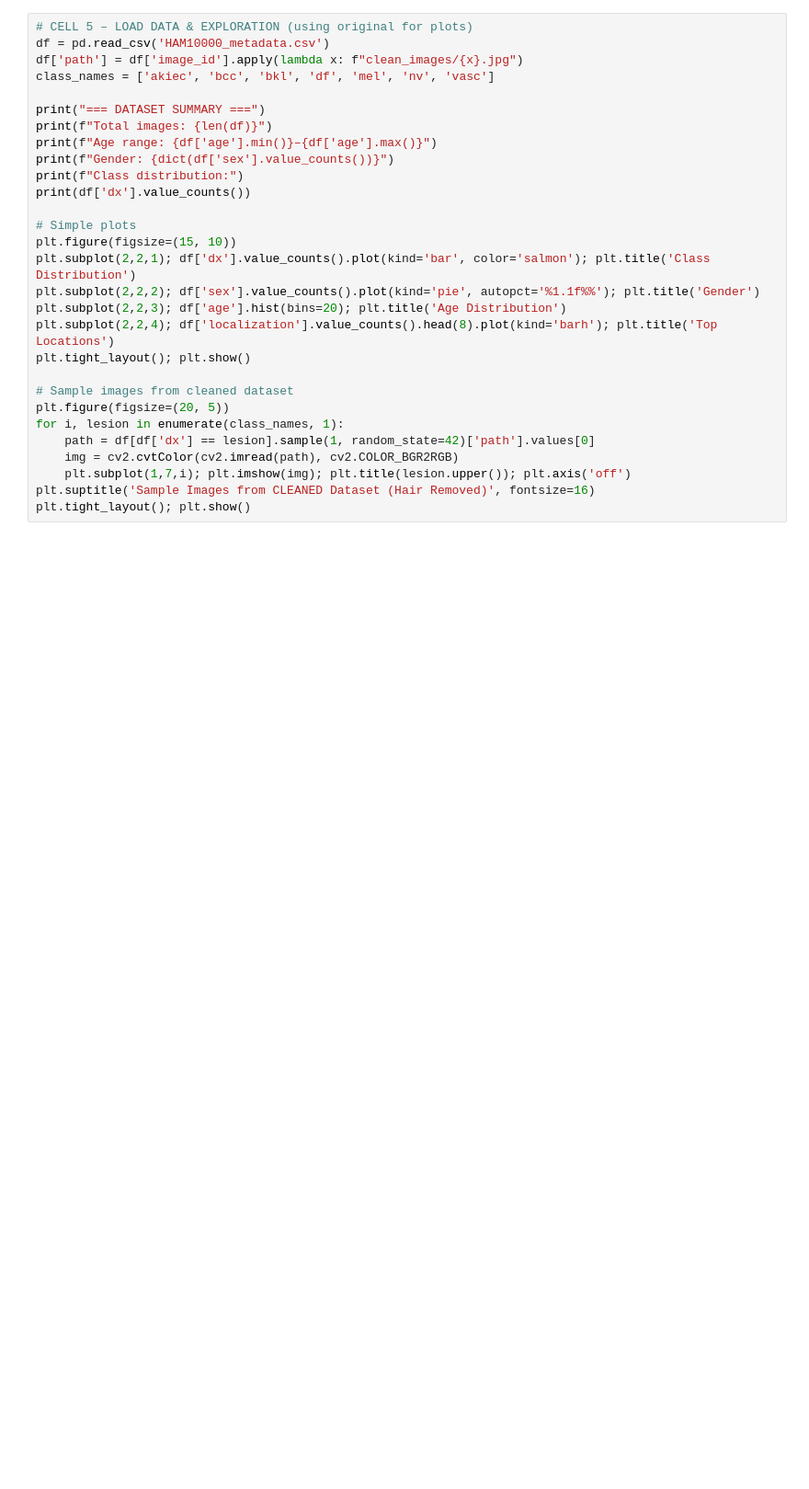
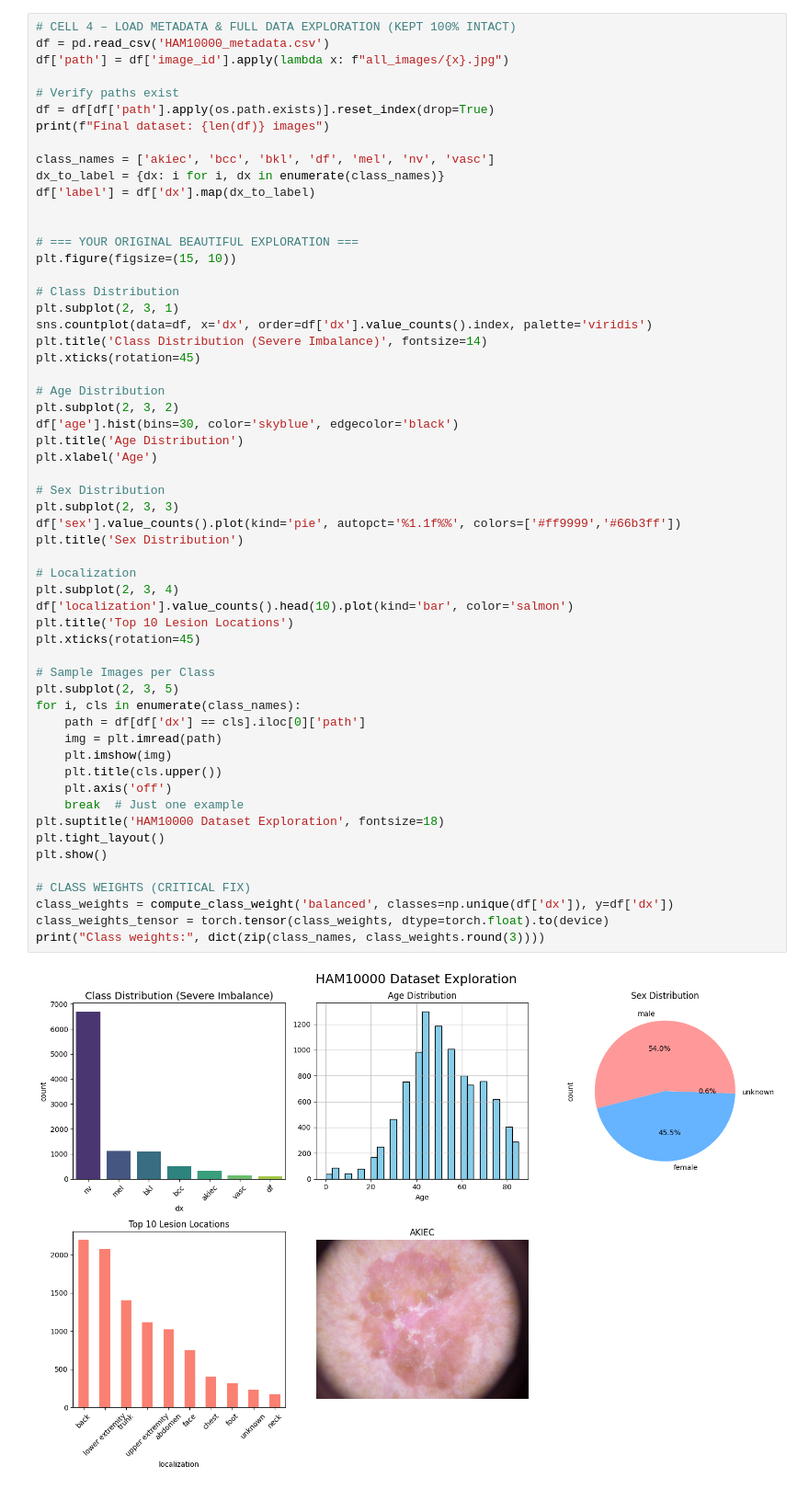
Before and after one commit to frankzohim/AIGC5005-Skin-Cancer-HAM10000, a Jupyter notebook: Skin_Cancer_HAM10000_Final.ipynb, the cells around one changed output. Shown at 92% size. Drawn from its saved outputs; the diff is of its cells as text; blank space fills up the shorter version.

```diff
--- a/Skin_Cancer_HAM10000_Final.ipynb
+++ b/Skin_Cancer_HAM10000_Final.ipynb
@@ -84,30 +61,59 @@ Metadata: HAM10000_metadata.csv
 # %%
-# CELL 5 – LOAD DATA & EXPLORATION (using original for plots)
+# CELL 4 – LOAD METADATA & FULL DATA EXPLORATION (KEPT 100% INTACT)
 df = pd.read_csv('HAM10000_metadata.csv')
-df['path'] = df['image_id'].apply(lambda x: f"clean_images/{x}.jpg")
+df['path'] = df['image_id'].apply(lambda x: f"all_images/{x}.jpg")
+
+# Verify paths exist
+df = df[df['path'].apply(os.path.exists)].reset_index(drop=True)
+print(f"Final dataset: {len(df)} images")
+
 class_names = ['akiec', 'bcc', 'bkl', 'df', 'mel', 'nv', 'vasc']
+dx_to_label = {dx: i for i, dx in enumerate(class_names)}
+df['label'] = df['dx'].map(dx_to_label)
 
-print("=== DATASET SUMMARY ===")
-print(f"Total images: {len(df)}")
-print(f"Age range: {df['age'].min()}–{df['age'].max()}")
-print(f"Gender: {dict(df['sex'].value_counts())}")
-print(f"Class distribution:")
-print(df['dx'].value_counts())
 
-# Simple plots
+# === YOUR ORIGINAL BEAUTIFUL EXPLORATION ===
 plt.figure(figsize=(15, 10))
-plt.subplot(2,2,1); df['dx'].value_counts().plot(kind='bar', color='salmon'); plt.title('Class Distribution')
-plt.subplot(2,2,2); df['sex'].value_counts().plot(kind='pie', autopct='%1.1f%%'); plt.title('Gender')
-plt.subplot(2,2,3); df['age'].hist(bins=20); plt.title('Age Distribution')
-plt.subplot(2,2,4); df['localization'].value_counts().head(8).plot(kind='barh'); plt.title('Top Locations')
-plt.tight_layout(); plt.show()
 
-# Sample images from cleaned dataset
-plt.figure(figsize=(20, 5))
-for i, lesion in enumerate(class_names, 1):
-    path = df[df['dx'] == lesion].sample(1, random_state=42)['path'].values[0]
-    img = cv2.cvtColor(cv2.imread(path), cv2.COLOR_BGR2RGB)
-    plt.subplot(1,7,i); plt.imshow(img); plt.title(lesion.upper()); plt.axis('off')
-plt.suptitle('Sample Images from CLEANED Dataset (Hair Removed)', fontsize=16)
-plt.tight_layout(); plt.show()
+# Class Distribution
+plt.subplot(2, 3, 1)
+sns.countplot(data=df, x='dx', order=df['dx'].value_counts().index, palette='viridis')
+plt.title('Class Distribution (Severe Imbalance)', fontsize=14)
+plt.xticks(rotation=45)
+
+# Age Distribution
+plt.subplot(2, 3, 2)
+df['age'].hist(bins=30, color='skyblue', edgecolor='black')
+plt.title('Age Distribution')
+plt.xlabel('Age')
+
+# Sex Distribution
+plt.subplot(2, 3, 3)
+df['sex'].value_counts().plot(kind='pie', autopct='%1.1f%%', colors=['#ff9999','#66b3ff'])
+plt.title('Sex Distribution')
+
+# Localization
+plt.subplot(2, 3, 4)
+df['localization'].value_counts().head(10).plot(kind='bar', color='salmon')
+plt.title('Top 10 Lesion Locations')
+plt.xticks(rotation=45)
+
+# Sample Images per Class
+plt.subplot(2, 3, 5)
+for i, cls in enumerate(class_names):
+    path = df[df['dx'] == cls].iloc[0]['path']
+    img = plt.imread(path)
+    plt.imshow(img)
+    plt.title(cls.upper())
+    plt.axis('off')
+    break  # Just one example
+plt.suptitle('HAM10000 Dataset Exploration', fontsize=18)
+plt.tight_layout()
+plt.show()
+
+# CLASS WEIGHTS (CRITICAL FIX)
+class_weights = compute_class_weight('balanced', classes=np.unique(df['dx']), y=df['dx'])
+class_weights_tensor = torch.tensor(class_weights, dtype=torch.float).to(device)
+print("Class weights:", dict(zip(class_names, class_weights.round(3))))
 # %% [output]
+[figure, new version]
```
Also changed, not shown: parts of 10 cells of this notebook.
